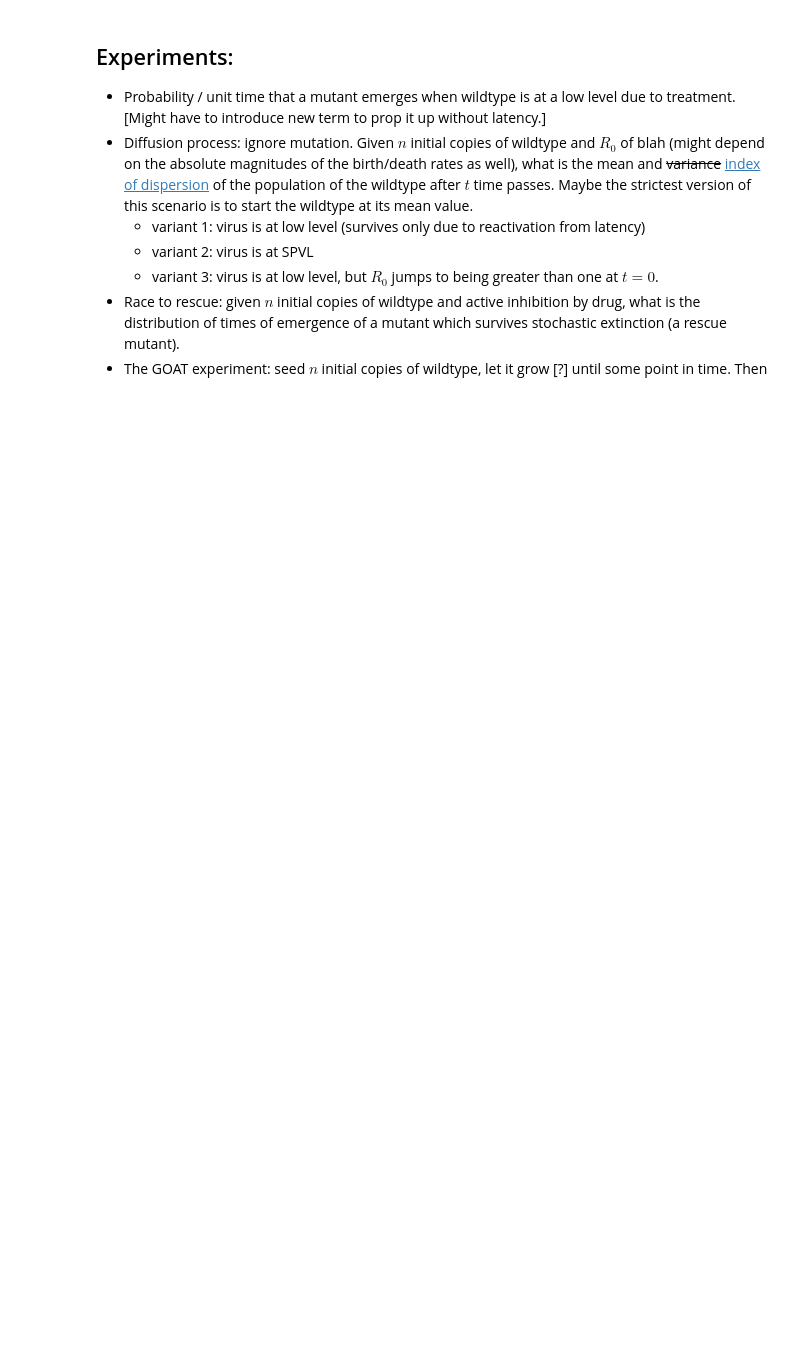
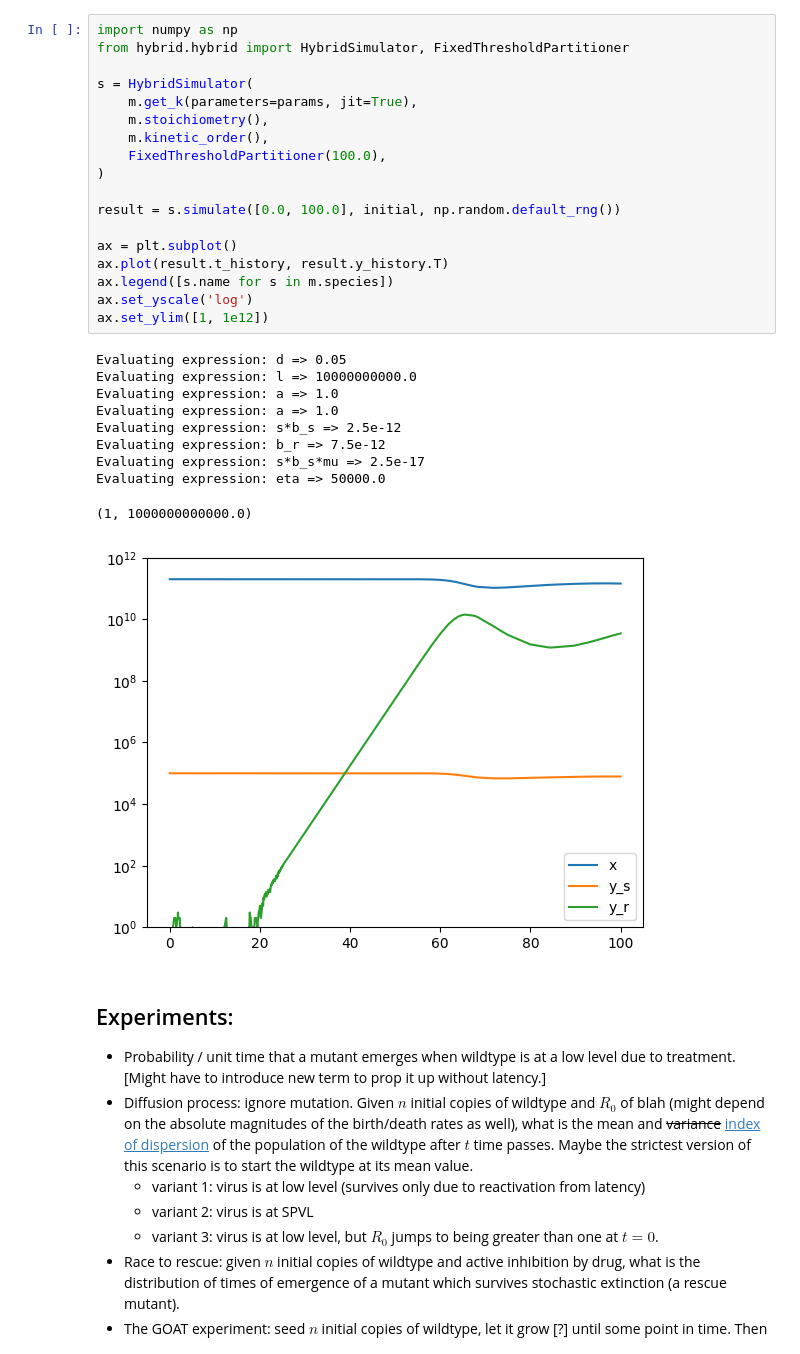
Before and after one commit to tanderson11/hybrid, a Jupyter notebook: virusdynamics.ipynb, the cells around one changed output. Drawn from its saved outputs; the diff is of its cells as text; blank space fills up the shorter version.

```diff
--- a/virusdynamics.ipynb
+++ b/virusdynamics.ipynb
@@ -42,3 +166,32 @@ A topic of huge importance in the context of HIV is the latent reservoir: quiesc
+# %%
+import numpy as np
+from hybrid.hybrid import HybridSimulator, FixedThresholdPartitioner
+
+s = HybridSimulator(
+    m.get_k(parameters=params, jit=True),
+    m.stoichiometry(),
+    m.kinetic_order(),
+    FixedThresholdPartitioner(100.0),
+)
+
+result = s.simulate([0.0, 100.0], initial, np.random.default_rng())
+
+ax = plt.subplot()
+ax.plot(result.t_history, result.y_history.T)
+ax.legend([s.name for s in m.species])
+ax.set_yscale('log')
+ax.set_ylim([1, 1e12])
+# %% [output]
+Evaluating expression: d => 0.05
+Evaluating expression: l => 10000000000.0
+Evaluating expression: a => 1.0
+Evaluating expression: a => 1.0
+Evaluating expression: s*b_s => 2.5e-12
+Evaluating expression: b_r => 7.5e-12
+Evaluating expression: s*b_s*mu => 2.5e-17
+Evaluating expression: eta => 50000.0
+(1, 1000000000000.0)
+[figure, added]
 # %% [markdown]
 ## Experiments:
 
```
Also changed, not shown: parts of 12 cells of this notebook.
